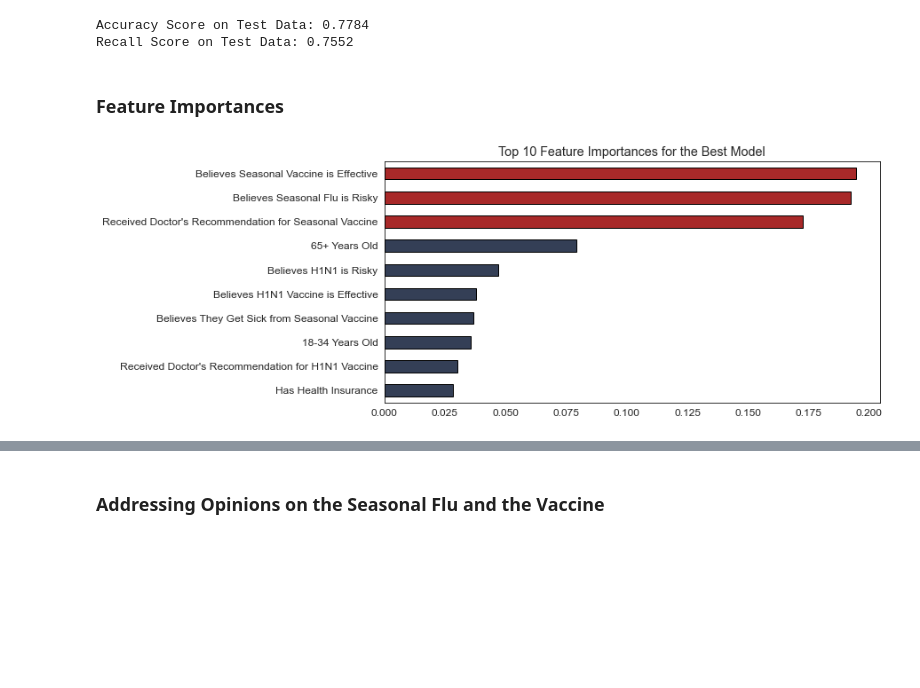
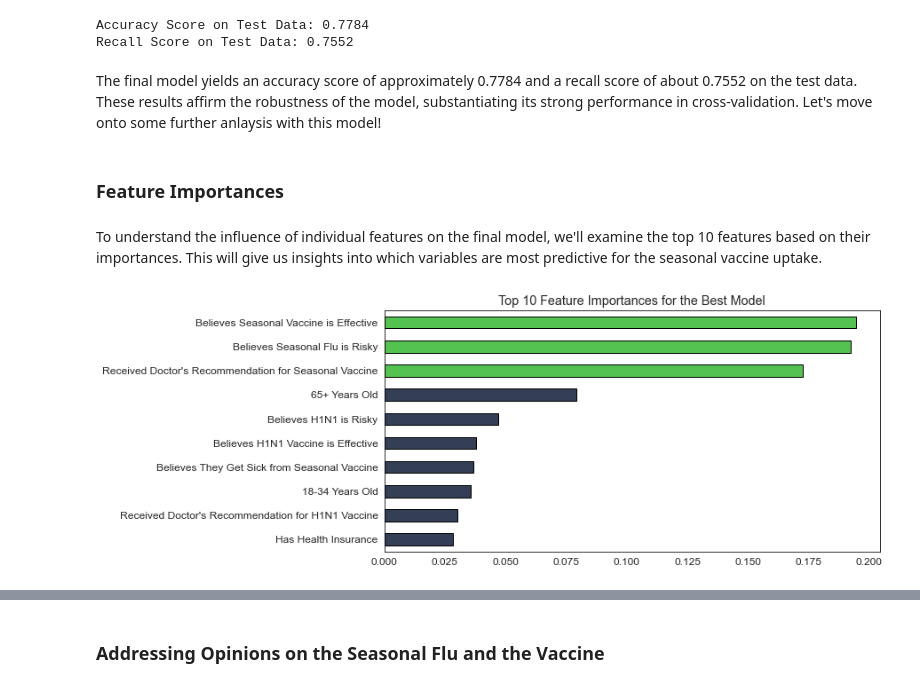
Before and after one commit to pmjustafort/flushotlearning, a Jupyter notebook: index.ipynb, the cells around one changed output, grey strips where cells are left out. Drawn from its saved outputs; the diff is of its cells as text; code cells hidden in the pictures; blank space fills up the shorter version.

```diff
--- a/index.ipynb
+++ b/index.ipynb
@@ -488,8 +601,12 @@ print(f'Recall Score on Test Data: {recall:,.4f}')
 # %% [output]
 Accuracy Score on Test Data: 0.7784
 Recall Score on Test Data: 0.7552
+# %% [markdown]
+The final model yields an accuracy score of approximately 0.7784 and a recall score of about 0.7552 on the test data. These results affirm the robustness of the model, substantiating its strong performance in cross-validation. Let's move onto some further anlaysis with this model!
 # %% [markdown]
 ### Feature Importances
+# %% [markdown]
+To understand the influence of individual features on the final model, we'll examine the top 10 features based on their importances. This will give us insights into which variables are most predictive for the seasonal vaccine uptake.
 # %%
 feature_importances = tuned_forest_model_nf.steps[1][1].feature_importances_
 feature_importances_df = pd.DataFrame(feature_importances, index=X_train_nf.columns)
@@ -514,13 +631,13 @@ top_10.index = [
     'Has Health Insurance'
 ]
 # %%
-ax = top_10.iloc[::-1].plot.barh(figsize=(10,5), color='#A82929', legend=False, edgecolor='k')
+ax = top_10.iloc[::-1].plot.barh(figsize=(10,5), color='#54C251', legend=False, edgecolor='k')
 
 for i in range(7):
     ax.get_children()[i].set_color('#343f56')
     ax.get_children()[i].set_edgecolor('k')
 
 plt.grid(False)
 plt.title('Top 10 Feature Importances for the Best Model');
 # %% [output]
-[figure, old version]
+[figure, new version]
```
Also changed, not shown: parts of 60 cells of this notebook, 1 other file.
